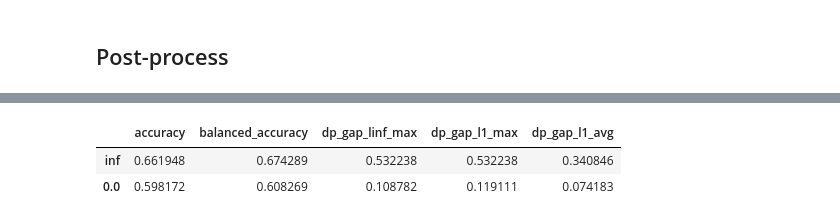
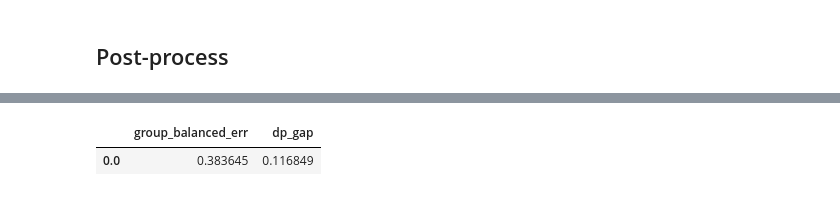
Before and after one commit to rxian/fair-classification, a Jupyter notebook: communities.ipynb, the cells around one changed output, grey strips where cells are left out. Drawn from its saved outputs; the diff is of its cells as text; code cells hidden in the pictures.

```diff
--- a/communities.ipynb
+++ b/communities.ipynb
@@ -8,14 +8,16 @@ import pandas as pd
 import sklearn, sklearn.model_selection, sklearn.linear_model
 
 from projection_simplex_vectorized import projection_simplex
-import postprocess
+from postprocess import PostProcessorDP
+import utils
 
 split_ratio_for_postprocessing = 0.5
 
 seed = 33
 rng = np.random.default_rng(seed)
-noise_fn = lambda shape: rng.laplace(loc=0.0, scale=0.2 / 5, size=shape)
-n_perturbations = 10
+bw = 1 / 1000
+n_perturbations_train = 10
+n_perturbations_eval = 1000
 # %% [markdown]
 ## Download and pre-process UCI Communities and Crime dataset
 # %%
@@ -96,7 +98,7 @@ minority_presence[original["racePctWhite"] > 0.95] = "white"
 original["MinorityPresence"] = minority_presence
 
 label_names, labels = np.unique(labels_original, return_inverse=True)
-n_labels = len(label_names)
+n_classes = len(label_names)
 
 data = original.copy()
 data = data.drop(["ViolentCrimesPerPop", "fold"], axis=1)
@@ -255,9 +277,13 @@ display(pd.DataFrame(res))
 # %%
-all_r = []
+res_by_fold = defaultdict(lambda: defaultdict(dict))
+eps = [0.0]
 
-# print("Fold...", end="", flush=True)
+import importlib
+import utils
+
+importlib.reload(utils)
+
 for fold in original["fold"].unique():
-  # print(f"{fold} ", end="", flush=True)
 
   train_data = data[original["fold"] != fold]
   train_labels = labels[original["fold"] != fold]
@@ -273,39 +299,43 @@ for fold in original["fold"].unique():
       train_groups,
       test_size=split_ratio_for_postprocessing,
       random_state=seed)
-
   train_labels_pre_one_hot = pd.get_dummies(train_labels_pre)
 
   predictor = sklearn.linear_model.LinearRegression()
   predictor.fit(train_data_pre, train_labels_pre_one_hot)
-  predict_fn = lambda X: projection_simplex(predictor.predict(X), axis=1)
-  postprocessor = postprocess.postprocess(predict_fn,
-                                          train_data_post,
+  train_probas_post = projection_simplex(predictor.predict(train_data_post),
+                                         axis=1)
+  test_probas = projection_simplex(predictor.predict(test_data), axis=1)
+
+  train_probas_post = utils.perturb(rng,
+                                     train_probas_post,
+                                     bw=bw,
+                                     repeat=n_perturbations_train)
+  train_labels_post = np.repeat(train_labels_post, n_perturbations_train)
+  train_groups_post = np.repeat(train_groups_post, n_perturbations_train)
+
+  test_probas_perturbed = utils.perturb(rng,
+                                         test_probas,
+                                         bw=bw,
+                                         repeat=n_perturbations_eval)
+  test_labels_repeated = np.repeat(test_labels, n_perturbations_eval)
+  test_groups_repeated = np.repeat(test_groups, n_perturbations_eval)
+
+  for e in eps:
+    postprocessor = PostProcessorDP().fit(train_probas_post,
                                           train_groups_post,
-                                          noise_fn=noise_fn,
-                                          n_perturbations=n_perturbations)
-  all_r.append(
-      postprocess.evaluate(predict_fn,
-                           postprocessor,
-                           test_data,
-                           test_labels,
-                           test_groups,
-                           n_labels,
-                           n_groups,
-                           noise_fn=noise_fn,
-                           n_perturbations=1000))
-# print()
+                                          eps=e,
+                                          q_by_group=q_by_fold_and_group[fold -
+                                                                         1])
+    test_preds = postprocessor.predict(test_probas, test_groups)
+    add_metrics_to_dict(res_by_fold, e, fold, test_labels, test_preds,
+                        test_groups, n_groups)
 
-r = {
-    k1: {k2: np.mean([d[k1][k2] for d in all_r]) for k2 in all_r[0][k1]
-        } for k1, v1 in all_r[0].items()
+res = {
+    k: {k2: np.mean(list(v2.values())) for k2, v2 in v.items()
+       } for k, v in res_by_fold.items()
 }
-res = {
-    k: {
-        "inf": v["predictor"],
-        0.0: v["postprocessor"]
-    } for k, v in r.items()
-}
-print("With Laplace smoothing:")
+
+print("With smoothing:")
 display(pd.DataFrame(res))
 # %% [output]
@@ -313,3 +343,2 @@ With Laplace smoothing:
-|  | accuracy | balanced_accuracy | dp_gap_linf_max | dp_gap_l1_max | dp_gap_l1_avg |
-| inf | 0.661948 | 0.674289 | 0.532238 | 0.532238 | 0.340846 |
-| 0.0 | 0.598172 | 0.608269 | 0.108782 | 0.119111 | 0.074183 |
+|  | group_balanced_err | dp_gap |
+| 0.0 | 0.383645 | 0.116849 |
```
Also changed, not shown: parts of 5 cells of this notebook, 5 other files.
